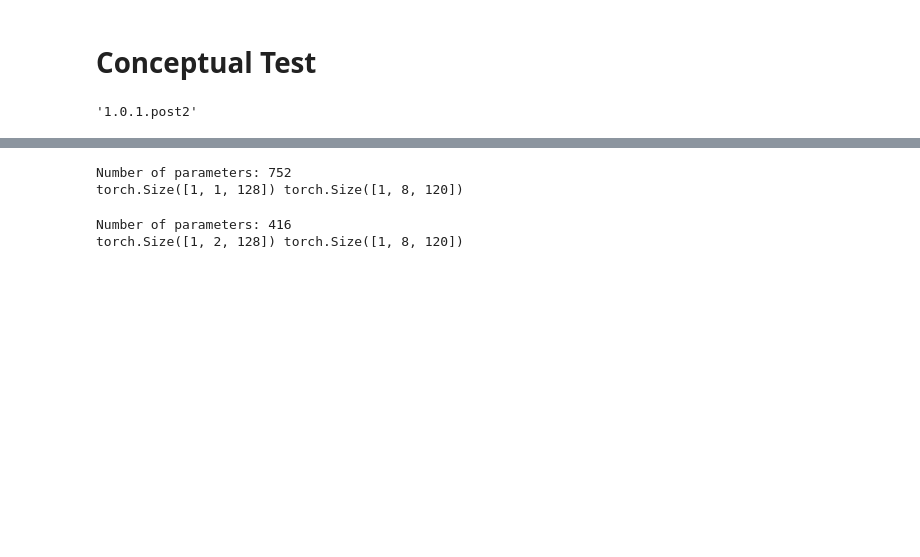
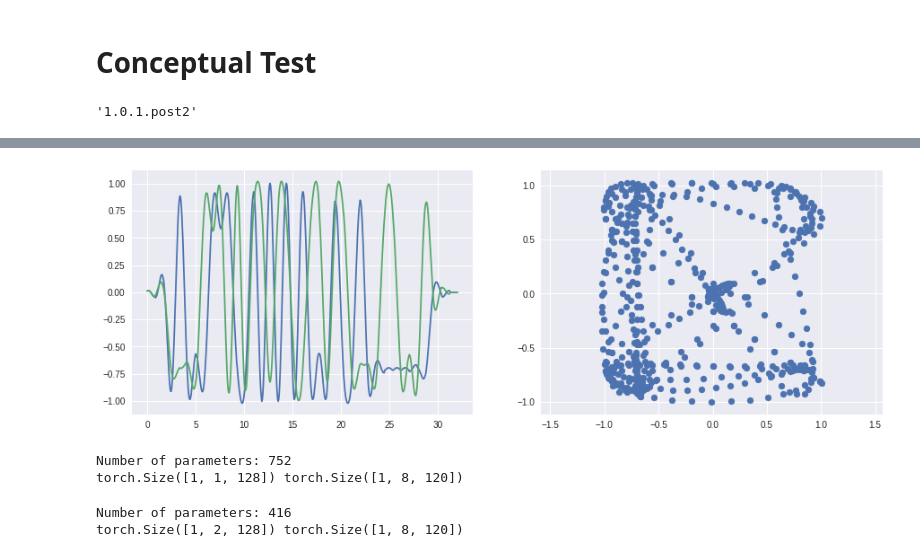
Before and after one commit to planewave/RF_neural_net, a Jupyter notebook: play_ground.ipynb, the cells around one changed output, grey strips where cells are left out. Saved outputs shown, nothing was run; the diff lists cells and outputs as text; code cells hidden in the pictures; blank space fills up the shorter version.

Commit message:
add PSK signal generator

```diff
--- a/play_ground.ipynb
+++ b/play_ground.ipynb
@@ -24,3 +64,28 @@ plt.show()
+# %%
+# QPSK generator
+M = 4 # QPSK
+SYMB = 32 # num of symbols
+beta, span, sps = 0.4, 6, 16
+
+rrc = rrcosdesign(beta, span, sps)
+msg = np.random.randint(0, M, SYMB) # 0~3
+sig_mod = np.exp(1j*(np.pi/M+msg*(2*np.pi/M))) # k/4*pi k=0~3
+# pluse shaping
+sig_up = upsample(sig_mod, sps) # SYMB*sps (512,)
+sig_pulse = np.convolve(sig_up, rrc) # (607,)
+
+t = np.linspace(0, SYMB, sig_pulse.size)
+
+fig,ax = plt.subplots(1, 2, figsize=(15, 5))
+
+ax[0].plot(t, sig_pulse.real)
+ax[0].plot(t, sig_pulse.imag)
+# plt.show()
+ax[1].scatter(sig_pulse.real, sig_pulse.imag)
+ax[1].axis('equal')
+plt.show()
+# %% [output]
+[figure, added]
 # %%
 class CVcnn(torch.nn.Module):
     def __init__(self):
```
Also changed, not shown: parts of 2 cells of this notebook.
